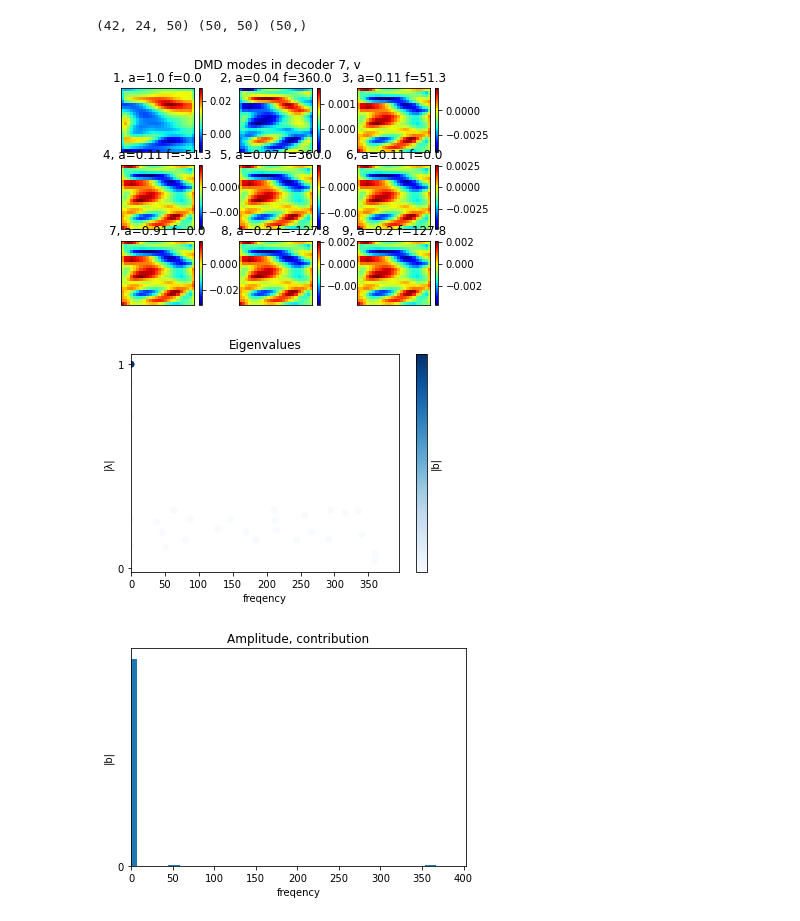
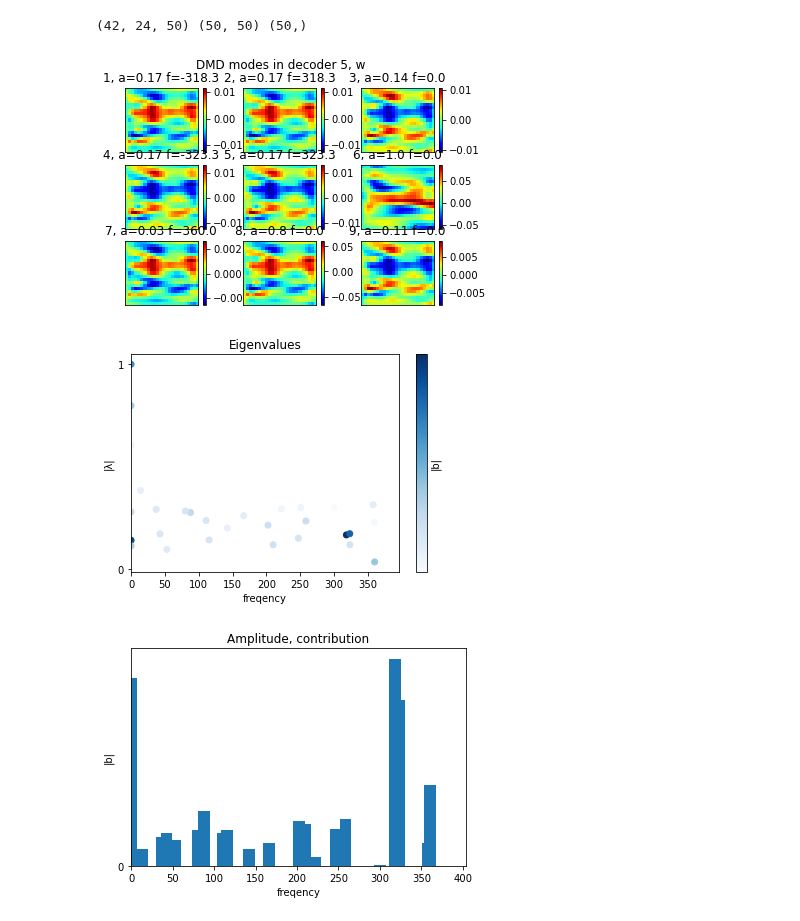
Before and after one commit to MagriLab/MD-CNN-AE, a Jupyter notebook: visualise_modes.ipynb, the cells around one changed output. Drawn from its saved outputs; the diff is of its cells as text; code cells hidden in the pictures.

```diff
--- a/visualise_modes.ipynb
+++ b/visualise_modes.ipynb
@@ -32,6 +30,7 @@ Finished loading data.
 # %%
 #================= autoencoder data ========================
-filename = '/home/ym917/OneDrive/PhD/Code_md-ae/MD_10__2022_02_21__10_01_23/results.h5'
+folder = '/home/ym917/OneDrive/PhD/Code_md-ae/MD_10__2022_02_19__14_04_07/'
+filename = folder + 'results.h5'
 hf = h5py.File(filename,'r')
 decomp_test = np.array(hf.get('modes_test'))
 hf.close()
@@ -39,13 +38,15 @@ print("Finished loading data.")
 [latent_dim,nt,ny,nz,nu] = decomp_test.shape
 print(latent_dim,nt,ny,nz,nu)
 
-WhichDecoder = 6
+WhichDecoder = 4
 vy = decomp_test[WhichDecoder,:,:,:,0].astype('float64')
 vy = np.transpose(vy,[1,2,0])
 vz = decomp_test[WhichDecoder,:,:,:,1].astype('float64')
 vz = np.transpose(vz,[1,2,0]) #(ny,nz,nt)
 X = np.vstack((vz,vy)) # new shape [2*ny,nz,nt]
 print(X.shape)
+
+myplot.plot_ae_modes(decomp_test,[WhichDecoder])
 # %% [output]
 Finished loading data.
 10 600 21 24 2
@@ -67,9 +67,10 @@ POD done.
 
 ## Modes
 PlotWhichVelocity = 'v'
+save_img = True
 
 fig = plt.figure(1)
-title = "POD Modes in decoder " + str(WhichDecoder+1)
+title = "POD Modes " + PlotWhichVelocity + " in decoder " + str(WhichDecoder+1)
 # title = "POD Modes "+PlotWhichVelocity
 plt.suptitle(title)
 for iphi in range(9):
@@ -85,6 +86,11 @@ for iphi in range(9):
 
     ax = plt.imshow(pltV,'jet')
     plt.colorbar()
+if save_img:
+    p = folder + "POD_modes_" + str(WhichDecoder+1) + PlotWhichVelocity + ".png"
+    plt.savefig(p)
+else:
+    plt.show()
 
 ## Spectrum
 energy = np.cumsum(lam/np.sum(lam))
@@ -94,11 +100,18 @@ plt.plot(energy)
 plt.ylabel('energy')
 plt.xlabel('mode')
 plt.xlim([0,10])
-plt.show()
+if save_img:
+    p = folder + "POD_spectrum_" + str(WhichDecoder+1) + ".png"
+    plt.savefig(p)
+else:
+    plt.show()
 
 ## Reconstruct
-rebuildv = pod.reconstruct(Q_mean=Q_mean,Q=Q,Phi=Phi,number_of_modes=17,t=0,shape=[2,ny,nz])
-rebuildv = rebuildv[0,:,:]
+rebuildv = pod.reconstruct(number_of_modes=2,t=1,shape=[2,ny,nz])
+if PlotWhichVelocity == 'w': # Q was built [vz,vy]
+    rebuildv = rebuildv[0,:,:]
+elif PlotWhichVelocity == 'v':
+    rebuildv = rebuildv[1,:,:]
 plt.figure()
 plt.imshow(rebuildv.real,'jet')
 plt.show()
@@ -121,7 +135,8 @@ mode_z = Phi[:ny,:,:].real # X was built vstack(vz,vy)
 mode_y = Phi[ny:,:,:].real # has shape [ny,nz,modes]
 
 whichmode = 0
-whichvelocity = 'v'
+whichvelocity = 'w'
+save_img = True
 # plot mean flow (b = 1.0)
 # plt.figure()
 # if whichvelocity == 'w':
@@ -149,39 +164,47 @@ for i in range(9):
 
     ax = plt.imshow(pltV,'jet')
     plt.colorbar()
-plt.show()
+if save_img:
+    p = folder + "DMD_modes_" + str(WhichDecoder+1) + whichvelocity + ".png"
+    plt.savefig(p)
+else:
+    plt.show()
 
 
 ## eigenvalue plot, temporal behaviour
 lam_r, lam_f = dmd.get_frequency(dt)
 b_r = dmd.get_amplitude()
 plt.figure()
 plt.scatter(lam_f,lam_r,c=b_r,cmap='Blues',vmin=0,vmax=max(b_r))
 plt.colorbar(label='|b|',ticks=[])
 plt.xlabel('freqency')
 plt.ylabel('|λ|')
 plt.title('Eigenvalues')
 plt.yticks([0,1])
 # plt.hlines(1,0,360,colors='k',linestyles='dotted')
 plt.xlim(left=0)
 plt.show()
 
 # ## plot amplitude
 max_fq = max(lam_f)
 plt.figure()
 # plt.plot(lam_f_sorted,b_r_sorted)
 plt.bar(lam_f,b_r,width=700/dmd.r)
 plt.xlabel('freqency')
 plt.ylabel('|b|')
 plt.title('Amplitude, contribution')
 # plt.xticks([])
 plt.xlim(left=0)
 plt.yticks([0])
-plt.show()
+if save_img:
+    p = folder + "DMD_amp_" + str(WhichDecoder+1) + ".png"
+    plt.savefig(p)
+else:
+    plt.show()
 # %% [output]
-[figure, old version]
+[figure, new version]
-[figure, old version]
+[figure, new version]
-[figure, old version]
+[figure, new version]
 # %%
 #==================== actual flow =========================
 time = 0
```
Also changed, not shown: parts of 6 cells of this notebook, 4 other files.
